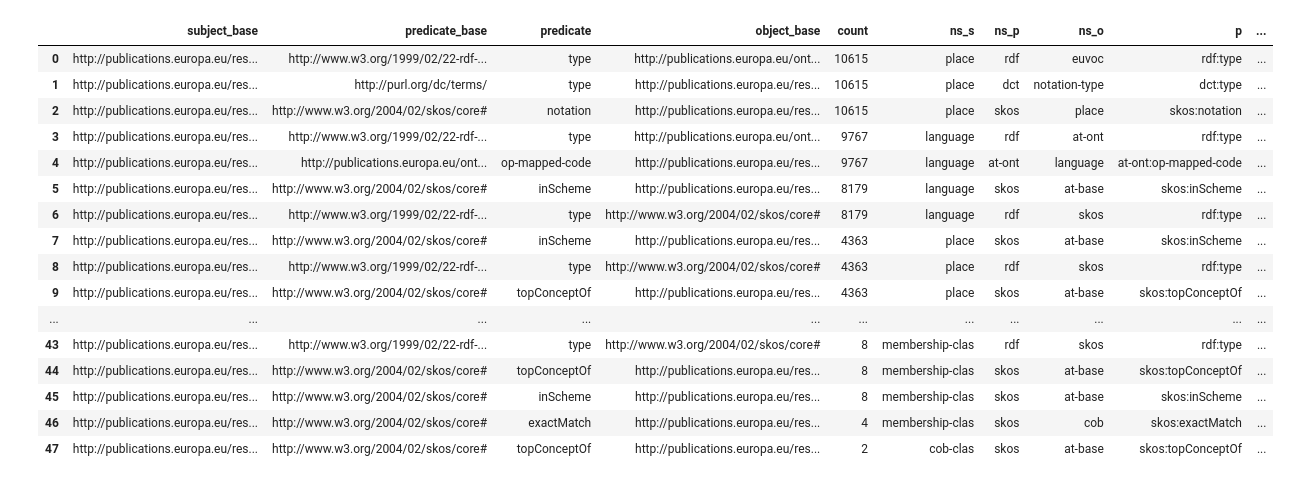
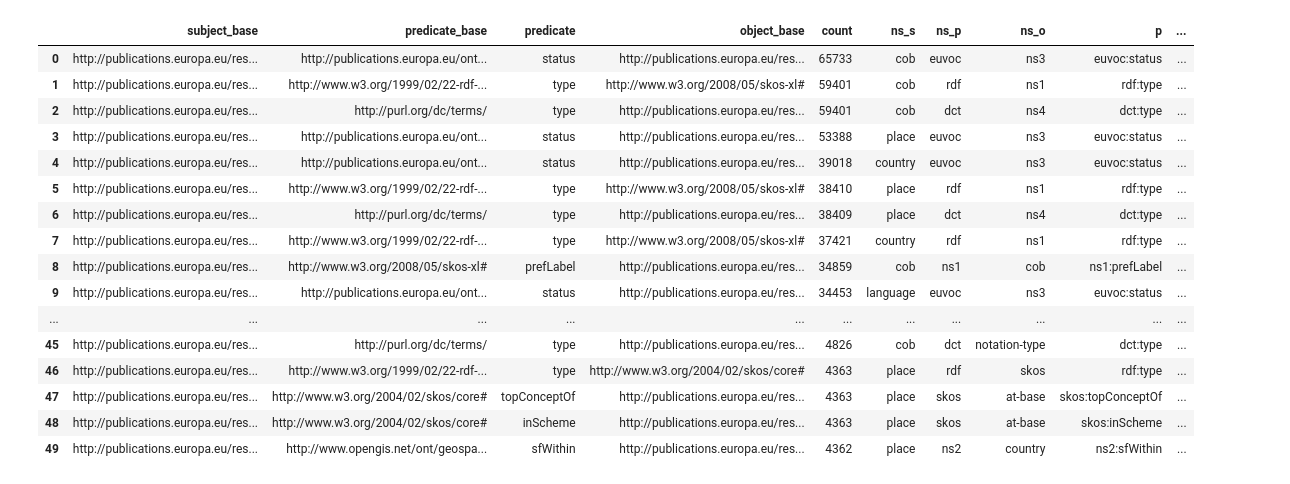
Before and after one commit to meaningfy-ws/taxonomy-metrics, a Jupyter notebook: notebooks/extract_unique_namespaces.ipynb, the cells around one changed output. Drawn from its saved outputs; the diff is of its cells as text; code cells hidden in the pictures.

```diff
--- a/notebooks/extract_unique_namespaces.ipynb
+++ b/notebooks/extract_unique_namespaces.ipynb
@@ -89,0 +103,30 @@ df["asset_type_o"] = df["object_base"].apply(
+# %%
+def get_prefix_by_namespace(namespace: str, prefixes_df: pd.DataFrame, new_prefixes: dict)->str:
+    """
+    This function injects the prefixes to the namespaces.
+    """
+    if namespace in prefixes_df["base URI"].values:
+        return prefixes_df[prefixes_df["base URI"] == namespace]["prefix"].values[0]
+    elif namespace not in new_prefixes.keys():
+        new_prefixes[namespace] = f"ns{len(new_prefixes.keys())+1}"
+    return new_prefixes[namespace]
+
+def get_prefix_type_by_namespace(namespace: str, prefixes_df: pd.DataFrame)->str:
+    """
+    This function injects the prefixes to the namespaces.
+    """
+    if namespace in prefixes_df["base URI"].values:
+        return prefixes_df[prefixes_df["base URI"] == namespace]["type"].values[0]
+    else:
+        return "unknown"
+# %%
+new_prefixes = dict()
+# %%
+df["ns_s"] = df["subject_base"].apply(lambda x: get_prefix_by_namespace(x, prefixes_df, new_prefixes))
+df["ns_p"] = df["predicate_base"].apply(lambda x: get_prefix_by_namespace(x, prefixes_df, new_prefixes))
+df["ns_o"] = df["object_base"].apply(lambda x: get_prefix_by_namespace(x, prefixes_df, new_prefixes))
+df["p"] = df["ns_p"]+":"+df["predicate"]
+# %%
+df["asset_type_s"] = df["subject_base"].apply(lambda x: get_prefix_type_by_namespace(x, prefixes_df))
+df["asset_type_p"] = df["predicate_base"].apply(lambda x: get_prefix_type_by_namespace(x, prefixes_df))
+df["asset_type_o"] = df["object_base"].apply(lambda x: get_prefix_type_by_namespace(x, prefixes_df))
@@ -90,23 +158,23 @@ df["asset_type_o"] = df["object_base"].apply(
 # %%
-df
+df.head(50)
 # %% [output]
 |  | subject_base | predicate_base | predicate | object_base | count | ns_s | ns_p | ns_o | p | ... |
-| 0 | http://publications.europa.eu/res... | http://www.w3.org/1999/02/22-rdf-... | type | http://publications.europa.eu/ont... | 10615 | place | rdf | euvoc | rdf:type | ... |
-| 1 | http://publications.europa.eu/res... | http://purl.org/dc/terms/ | type | http://publications.europa.eu/res... | 10615 | place | dct | notation-type | dct:type | ... |
-| 2 | http://publications.europa.eu/res... | http://www.w3.org/2004/02/skos/core# | notation | http://publications.europa.eu/res... | 10615 | place | skos | place | skos:notation | ... |
-| 3 | http://publications.europa.eu/res... | http://www.w3.org/1999/02/22-rdf-... | type | http://publications.europa.eu/ont... | 9767 | language | rdf | at-ont | rdf:type | ... |
-| 4 | http://publications.europa.eu/res... | http://publications.europa.eu/ont... | op-mapped-code | http://publications.europa.eu/res... | 9767 | language | at-ont | language | at-ont:op-mapped-code | ... |
-| 5 | http://publications.europa.eu/res... | http://www.w3.org/2004/02/skos/core# | inScheme | http://publications.europa.eu/res... | 8179 | language | skos | at-base | skos:inScheme | ... |
-| 6 | http://publications.europa.eu/res... | http://www.w3.org/1999/02/22-rdf-... | type | http://www.w3.org/2004/02/skos/core# | 8179 | language | rdf | skos | rdf:type | ... |
-| 7 | http://publications.europa.eu/res... | http://www.w3.org/2004/02/skos/core# | inScheme | http://publications.europa.eu/res... | 4363 | place | skos | at-base | skos:inScheme | ... |
-| 8 | http://publications.europa.eu/res... | http://www.w3.org/1999/02/22-rdf-... | type | http://www.w3.org/2004/02/skos/core# | 4363 | place | rdf | skos | rdf:type | ... |
-| 9 | http://publications.europa.eu/res... | http://www.w3.org/2004/02/skos/core# | topConceptOf | http://publications.europa.eu/res... | 4363 | place | skos | at-base | skos:topConceptOf | ... |
+| 0 | http://publications.europa.eu/res... | http://publications.europa.eu/ont... | status | http://publications.europa.eu/res... | 65733 | cob | euvoc | ns3 | euvoc:status | ... |
+| 1 | http://publications.europa.eu/res... | http://www.w3.org/1999/02/22-rdf-... | type | http://www.w3.org/2008/05/skos-xl# | 59401 | cob | rdf | ns1 | rdf:type | ... |
+| 2 | http://publications.europa.eu/res... | http://purl.org/dc/terms/ | type | http://publications.europa.eu/res... | 59401 | cob | dct | ns4 | dct:type | ... |
+| 3 | http://publications.europa.eu/res... | http://publications.europa.eu/ont... | status | http://publications.europa.eu/res... | 53388 | place | euvoc | ns3 | euvoc:status | ... |
+| 4 | http://publications.europa.eu/res... | http://publications.europa.eu/ont... | status | http://publications.europa.eu/res... | 39018 | country | euvoc | ns3 | euvoc:status | ... |
+| 5 | http://publications.europa.eu/res... | http://www.w3.org/1999/02/22-rdf-... | type | http://www.w3.org/2008/05/skos-xl# | 38410 | place | rdf | ns1 | rdf:type | ... |
+| 6 | http://publications.europa.eu/res... | http://purl.org/dc/terms/ | type | http://publications.europa.eu/res... | 38409 | place | dct | ns4 | dct:type | ... |
+| 7 | http://publications.europa.eu/res... | http://www.w3.org/1999/02/22-rdf-... | type | http://www.w3.org/2008/05/skos-xl# | 37421 | country | rdf | ns1 | rdf:type | ... |
+| 8 | http://publications.europa.eu/res... | http://www.w3.org/2008/05/skos-xl# | prefLabel | http://publications.europa.eu/res... | 34859 | cob | ns1 | cob | ns1:prefLabel | ... |
+| 9 | http://publications.europa.eu/res... | http://publications.europa.eu/ont... | status | http://publications.europa.eu/res... | 34453 | language | euvoc | ns3 | euvoc:status | ... |
 | ... | ... | ... | ... | ... | ... | ... | ... | ... | ... | ... |
-| 43 | http://publications.europa.eu/res... | http://www.w3.org/1999/02/22-rdf-... | type | http://www.w3.org/2004/02/skos/core# | 8 | membership-clas | rdf | skos | rdf:type | ... |
-| 44 | http://publications.europa.eu/res... | http://www.w3.org/2004/02/skos/core# | topConceptOf | http://publications.europa.eu/res... | 8 | membership-clas | skos | at-base | skos:topConceptOf | ... |
-| 45 | http://publications.europa.eu/res... | http://www.w3.org/2004/02/skos/core# | inScheme | http://publications.europa.eu/res... | 8 | membership-clas | skos | at-base | skos:inScheme | ... |
-| 46 | http://publications.europa.eu/res... | http://www.w3.org/2004/02/skos/core# | exactMatch | http://publications.europa.eu/res... | 4 | membership-clas | skos | cob | skos:exactMatch | ... |
-| 47 | http://publications.europa.eu/res... | http://www.w3.org/2004/02/skos/core# | topConceptOf | http://publications.europa.eu/res... | 2 | cob-clas | skos | at-base | skos:topConceptOf | ... |
+| 45 | http://publications.europa.eu/res... | http://purl.org/dc/terms/ | type | http://publications.europa.eu/res... | 4826 | cob | dct | notation-type | dct:type | ... |
+| 46 | http://publications.europa.eu/res... | http://www.w3.org/1999/02/22-rdf-... | type | http://www.w3.org/2004/02/skos/core# | 4363 | place | rdf | skos | rdf:type | ... |
+| 47 | http://publications.europa.eu/res... | http://www.w3.org/2004/02/skos/core# | topConceptOf | http://publications.europa.eu/res... | 4363 | place | skos | at-base | skos:topConceptOf | ... |
+| 48 | http://publications.europa.eu/res... | http://www.w3.org/2004/02/skos/core# | inScheme | http://publications.europa.eu/res... | 4363 | place | skos | at-base | skos:inScheme | ... |
+| 49 | http://publications.europa.eu/res... | http://www.opengis.net/ont/geospa... | sfWithin | http://publications.europa.eu/res... | 4362 | place | ns2 | country | ns2:sfWithin | ... |
 # %%
 ns_df = df[["ns_s", "ns_p","p", "ns_o", "asset_type_s","asset_type_p", "asset_type_o" , "count"]]
 # %%
```
Also changed, not shown: parts of 15 cells of this notebook, 33 other files.
